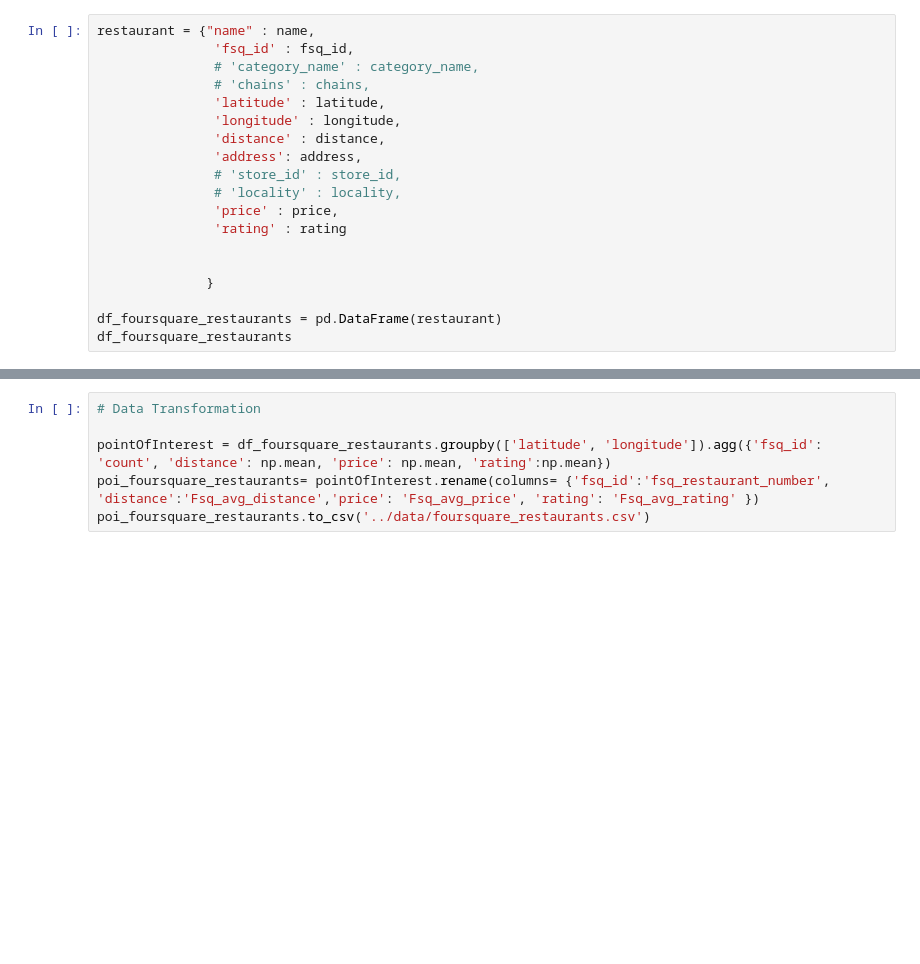
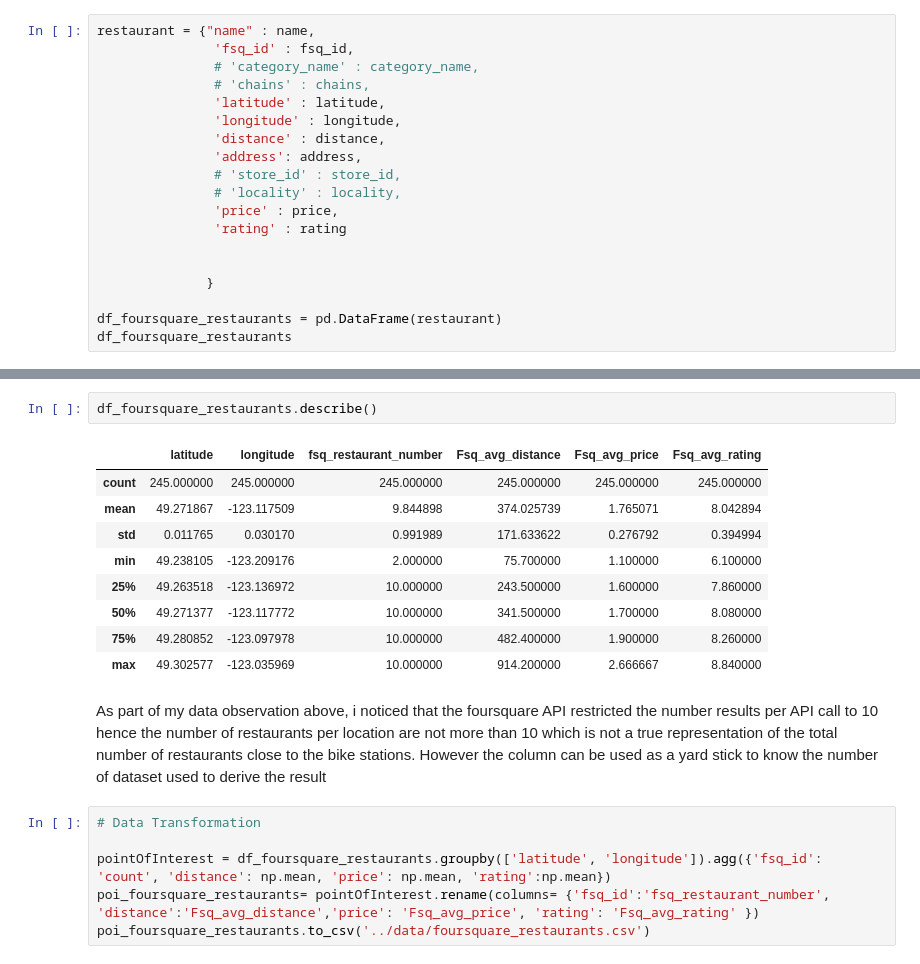
Before and after one commit to ajayeoba/LHL_Statistical-Modelling-Project, a Jupyter notebook: notebooks/yelp_foursquare_EDA.ipynb, the cells around one changed output, grey strips where cells are left out. Saved outputs shown, nothing was run; the diff lists cells and outputs as text; blank space fills up the shorter version.

```diff
--- a/notebooks/yelp_foursquare_EDA.ipynb
+++ b/notebooks/yelp_foursquare_EDA.ipynb
@@ -101,3 +154,17 @@ df_foursquare_restaurants
+# %%
+df_foursquare_restaurants.describe()
+# %% [output]
+|  | latitude | longitude | fsq_restaurant_number | Fsq_avg_distance | Fsq_avg_price | Fsq_avg_rating |
+| count | 245.000000 | 245.000000 | 245.000000 | 245.000000 | 245.000000 | 245.000000 |
+| mean | 49.271867 | -123.117509 | 9.844898 | 374.025739 | 1.765071 | 8.042894 |
+| std | 0.011765 | 0.030170 | 0.991989 | 171.633622 | 0.276792 | 0.394994 |
+| min | 49.238105 | -123.209176 | 2.000000 | 75.700000 | 1.100000 | 6.100000 |
+| 25% | 49.263518 | -123.136972 | 10.000000 | 243.500000 | 1.600000 | 7.860000 |
+| 50% | 49.271377 | -123.117772 | 10.000000 | 341.500000 | 1.700000 | 8.080000 |
+| 75% | 49.280852 | -123.097978 | 10.000000 | 482.400000 | 1.900000 | 8.260000 |
+| max | 49.302577 | -123.035969 | 10.000000 | 914.200000 | 2.666667 | 8.840000 |
+# %% [markdown]
+As part of my data observation above, i noticed that the foursquare API restricted the number results per API call to 10 hence the number of restaurants per location are not more than 10 which is not a true representation of the total number of restaurants close to the bike stations. However the column can be used as a yard stick to know the number of dataset used to derive the result
 # %%
 # Data Transformation
 
```
Also changed, not shown: parts of 17 cells of this notebook, 6 other files.
